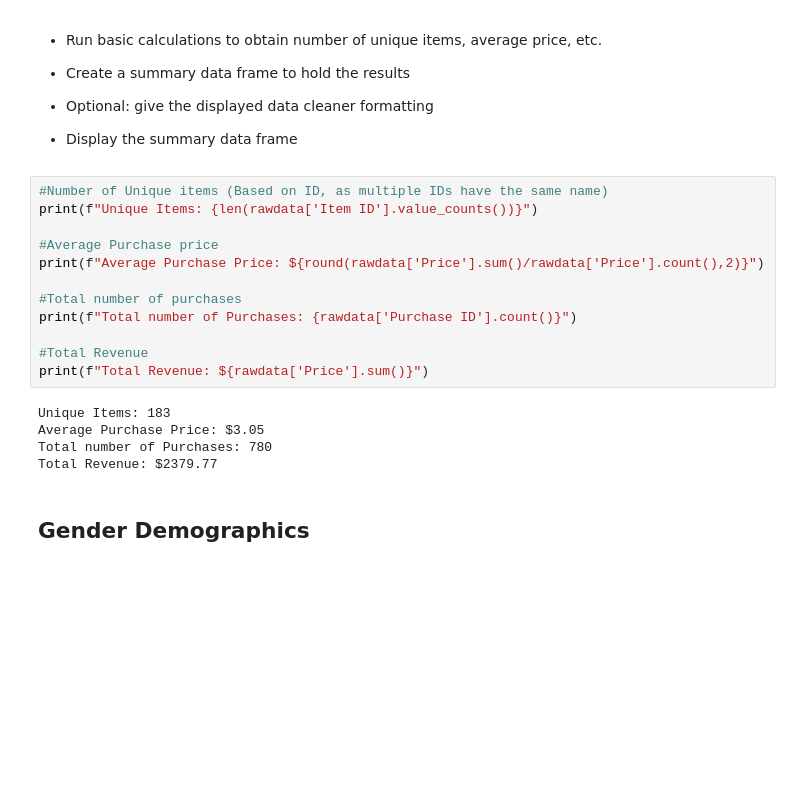
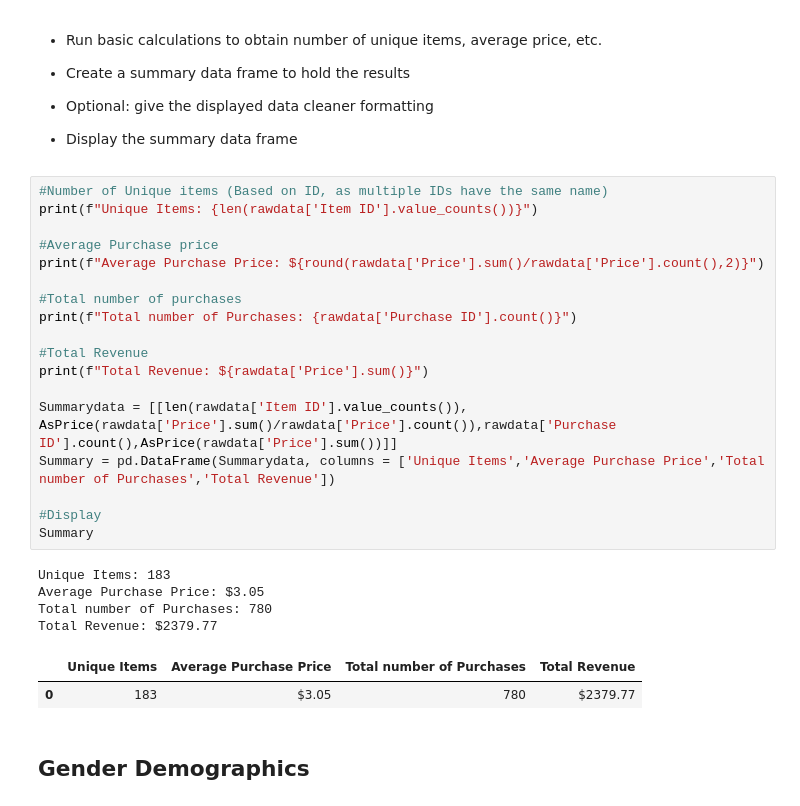
Before and after one commit to tchjdaedn/pandas-challenge, a Jupyter notebook: HeroesOfPymoli_starter.ipynb, the cells around one changed output. Drawn from its saved outputs; the diff is of its cells as text; blank space fills up the shorter version.

Commit message:
reconstructed dataframe

```diff
--- a/HeroesOfPymoli_starter.ipynb
+++ b/HeroesOfPymoli_starter.ipynb
@@ -48,20 +48,28 @@ Total Number of Players: 576
 # %%
 #Number of Unique items (Based on ID, as multiple IDs have the same name)
 print(f"Unique Items: {len(rawdata['Item ID'].value_counts())}")
 
 #Average Purchase price
 print(f"Average Purchase Price: ${round(rawdata['Price'].sum()/rawdata['Price'].count(),2)}")
 
 #Total number of purchases
 print(f"Total number of Purchases: {rawdata['Purchase ID'].count()}")
 
 #Total Revenue
 print(f"Total Revenue: ${rawdata['Price'].sum()}")
+
+Summarydata = [[len(rawdata['Item ID'].value_counts()), AsPrice(rawdata['Price'].sum()/rawdata['Price'].count()),rawdata['Purchase ID'].count(),AsPrice(rawdata['Price'].sum())]]
+Summary = pd.DataFrame(Summarydata, columns = ['Unique Items','Average Purchase Price','Total number of Purchases','Total Revenue'])
+
+#Display
+Summary
 # %% [output]
 Unique Items: 183
 Average Purchase Price: $3.05
 Total number of Purchases: 780
 Total Revenue: $2379.77
+|  | Unique Items | Average Purchase Price | Total number of Purchases | Total Revenue |
+| 0 | 183 | $3.05 | 780 | $2379.77 |
 # %% [markdown]
 ## Gender Demographics
 # %% [markdown]
```
